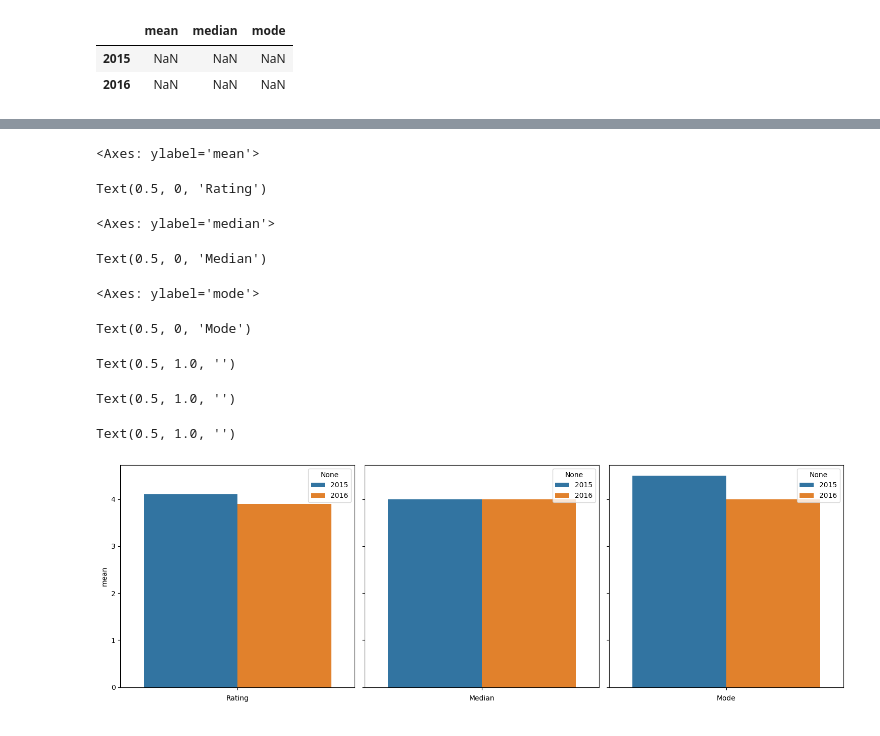
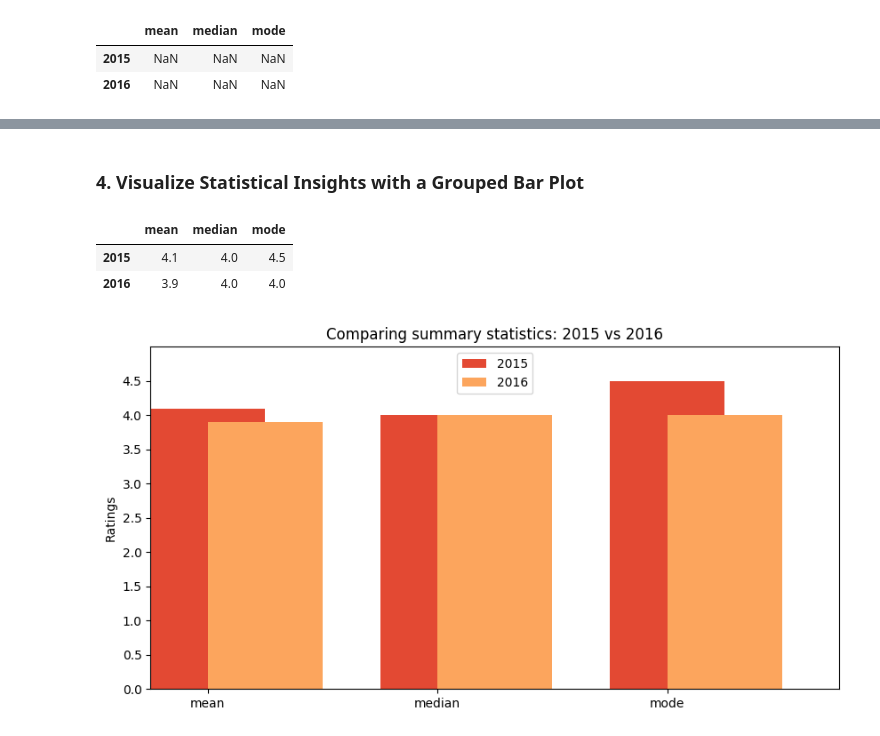
Before and after one commit to shree131/Investigation-of-Fandango-Movie-Rating-Biases, a Jupyter notebook: Fandango_Ratings_Analysis_Report.ipynb, the cells around one changed output, grey strips where cells are left out. Saved outputs shown, nothing was run; the diff lists cells and outputs as text; code cells hidden in the pictures.

```diff
--- a/Fandango_Ratings_Analysis_Report.ipynb
+++ b/Fandango_Ratings_Analysis_Report.ipynb
@@ -479,22 +453,24 @@ Comapre sumarry statsistic: mean, median, mode.
 # %%
-df = pd.DataFrame([],
+# Create an empty dataframe for the mean, median, and mode of 2015 and 2016 ratings
+stats = pd.DataFrame([],
                   index=('2015', '2016'),
                   columns=('mean', 'median', 'mode'))
 
-# Print Mean, Median, Mode Summary Stats for any Series
-def generate_stats(data, title):
-    print(title + '\n----------------')
+# Function to display the summary statistics for a series
+def generate_stats(data, year):
+    print(year + '\n----------------')
 
+    # Calculate the mean, median, and mode of given data
     data_mean = round(data.mean(), 1)
     data_median = round(data.median(), 1)
     data_mode = data.mode()[0]
 
-    # Add to dataframe
-    df.loc[title, ['mean', 'median', 'mode']] = [data_mean, data_median, data_mode]
+    # Add values to the dataframe
+    stats.loc[year, ['mean', 'median', 'mode']] = [data_mean, data_median, data_mode]
 
     print('Mean: {} \nMedian: {} \nMode {}\n'.format(data_mean, data_median, data_mode))
 
-df
+stats
 # %% [output]
 |  | mean | median | mode |
 | 2015 | NaN | NaN | NaN |
@@ -536,38 +503,30 @@ Direction of change: to the left slightly
-# %%
-# Grouped bar plot to compare stats
-
-# Create subplots with shared y-axis
-fig, axes = plt.subplots(1, 3, figsize=(15, 5), sharey=True)
-
-# Plot mean
-sns.barplot(data=df, y='mean', hue=df.index, ax=axes[0])
-axes[0].set_xlabel('Rating')
-
-# Plot median
-sns.barplot(data=df, y='median', hue=df.index, ax=axes[1])
-axes[1].set_xlabel('Median')
-
-# Plot mode
-sns.barplot(data=df, y='mode', hue=df.index, ax=axes[2])
-axes[2].set_xlabel('Mode')
-
-# Remove the redundant titles
-for ax in axes:
-    ax.set_title('')
-
-plt.tight_layout()  # Adjust layout to prevent overlap
-plt.show()
-# %% [output]
-<Axes: ylabel='mean'>
-Text(0.5, 0, 'Rating')
-<Axes: ylabel='median'>
-Text(0.5, 0, 'Median')
-<Axes: ylabel='mode'>
-Text(0.5, 0, 'Mode')
-Text(0.5, 1.0, '')
-Text(0.5, 1.0, '')
-Text(0.5, 1.0, '')
-[figure, removed]
+# %% [markdown]
+### 4. Visualize Statistical Insights with a Grouped Bar Plot
+# %%
+# Display the contents of the stats dataframe
+stats
+# %% [output]
+|  | mean | median | mode |
+| 2015 | 4.1 | 4.0 | 4.5 |
+| 2016 | 3.9 | 4.0 | 4.0 |
+# %%
+# Grouped bar plot to compare stats between 2015 and 2016 ratings
+plt.figure(figsize=(10, 5))
+
+# Plot 2015 statistical summary
+stats.loc['2015'].plot.bar(color=palette_colors[0], align='center', label='2015')
+
+# Plot 2015 statistical summary
+stats.loc['2016'].plot.bar(color=palette_colors[1], align='edge', label='2016', rot=0)
+
+plt.title('Comparing summary statistics: 2015 vs 2016')
+plt.ylim(0, 5)
+plt.ylabel('Ratings')
+plt.yticks(arange(0, 5.0, .5))
+plt.legend(loc='upper center')
+plt.show();
+# %% [output]
+[figure, added]
 # %% [markdown]
 ## Conclusion
 
```
Also changed, not shown: parts of 17 cells of this notebook.
